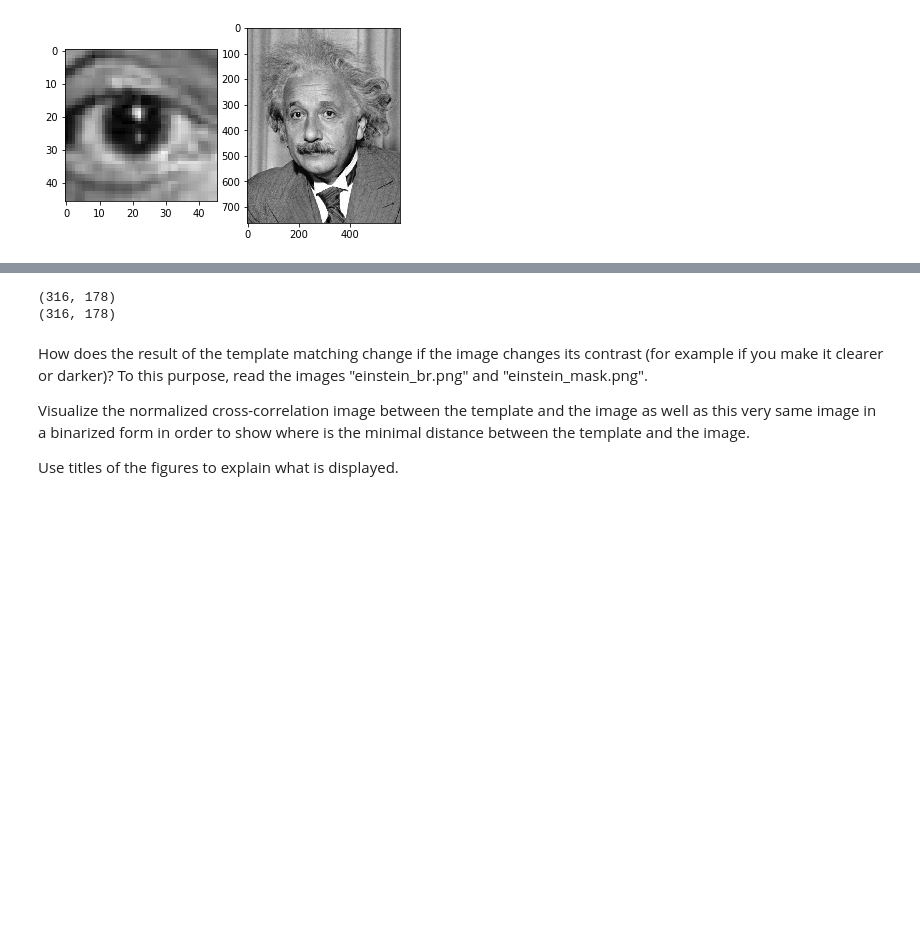
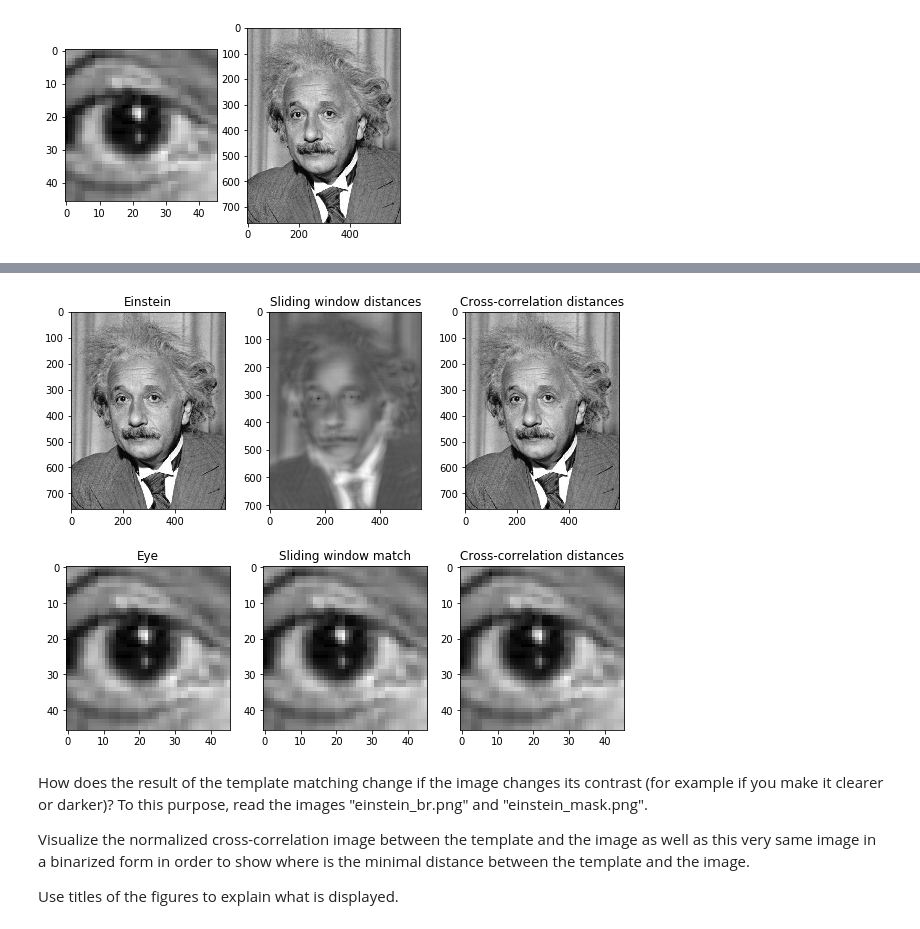
Before and after one commit to lousmontabes/Visio-Artificial, a Jupyter notebook: P4/p4_2018-2019_2solve.ipynb, the cells around one changed output, grey strips where cells are left out. Drawn from its saved outputs; the diff is of its cells as text; code cells hidden in the pictures; blank space fills up the shorter version.

Commit message:
Implemented results display of P1 (Unfinished)

```diff
--- a/P4/p4_2018-2019_2solve.ipynb
+++ b/P4/p4_2018-2019_2solve.ipynb
@@ -88,58 +88,55 @@ def sliding_window(template, original):
     result = np.zeros((original.shape[0] - template.shape[0], original.shape[1] - template.shape[1]))
 
     # Iterate over original image
     for i in range(original.shape[0] - template.shape[0]):
         for j in range(original.shape[1] - template.shape[1]):
 
             # Generate a cutout of the shape of the template from the original image
             cutout = original[i:i + template.shape[0], j:j + template.shape[1]]
 
             # Save euclidean distance from cutout to template at this position to result matrix
             result[i, j] = np.linalg.norm(template - cutout)
 
-    # Find indices of the minimum value in result matrix
-    # Note: Remember that result matrix stores the distance from the cutout to the
-    #       template at any given pixel
-    index = np.unravel_index(np.argmin(result, axis=None), result.shape)
-    return (index)
+    return result
 
 def normalized_cross_correlation(template, original):
 
     template = skimage.img_as_float(template)
     original = skimage.img_as_float(original)
 
     result = feature.match_template(original, template)
-    ij = np.unravel_index(np.argmax(result), result.shape)[:2]
-    x, y = ij
+    return result
 
-    return (x, y)
-
-euclidean_index = sliding_window(eye, einstein)
-cross_correlation_index = normalized_cross_correlation(eye, einstein)
+#sliding_window_result = sliding_window(eye, einstein)
+#cross_correlation_result = normalized_cross_correlation(eye, einstein)
 
 # Display images
-f, axarr = plt.subplots(ncols=3, nrows=2,figsize=(20,5))
+f, axarr = plt.subplots(ncols=3, nrows=2,figsize=(10,8))
 
 # Original
-axarr[0, 0].imshow(face)
-axarr[0, 0].set_title('Original')
+axarr[0, 0].imshow(einstein, cmap = "gray")
+axarr[0, 0].set_title('Einstein')
 
-# R channel
-axarr[0, 1].imshow(face[:,:,0], cmap = "gray")
-axarr[0, 1].set_title('Red channel')
+axarr[1, 0].imshow(eye, cmap = "gray")
+axarr[1, 0].set_title('Eye')
 
-# G channel
-axarr[0, 2].imshow(face[:,:,1], cmap = "gray")
-axarr[0, 2].set_title('Green channel')
+# Sliding window result
+axarr[0, 1].imshow(sliding_window_result, cmap = "gray")
+axarr[0, 1].set_title('Sliding window distances')
 
-# B channel
-axarr[0, 3].imshow(face[:,:,2], cmap = "gray")
-axarr[0, 3].set_title('Blue channel')
+axarr[1, 1].imshow(eye, cmap = "gray")
+axarr[1, 1].set_title('Sliding window match')
+
+# Cross-correlation result
+axarr[0, 2].imshow(einstein, cmap = "gray")
+axarr[0, 2].set_title('Cross-correlation distances')
+
+axarr[1, 2].imshow(eye, cmap = "gray")
+axarr[1, 2].set_title('Cross-correlation distances')
 
 plt.show()
 # %% [output]
-(316, 178)
-(316, 178)
+[figure, added]
 # %% [markdown]
 How does the result of the template matching change if the image changes its contrast (for example if you make it clearer or darker)? To this purpose, read the images "einstein_br.png" and "einstein_mask.png".
 
```
